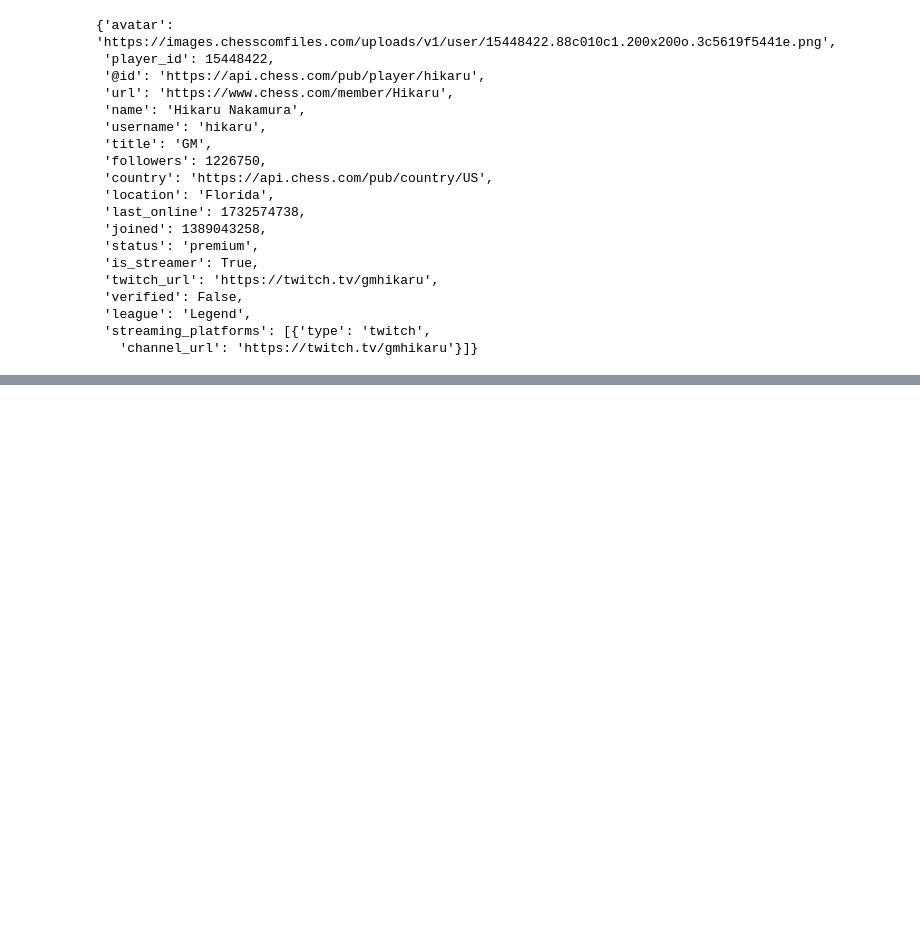
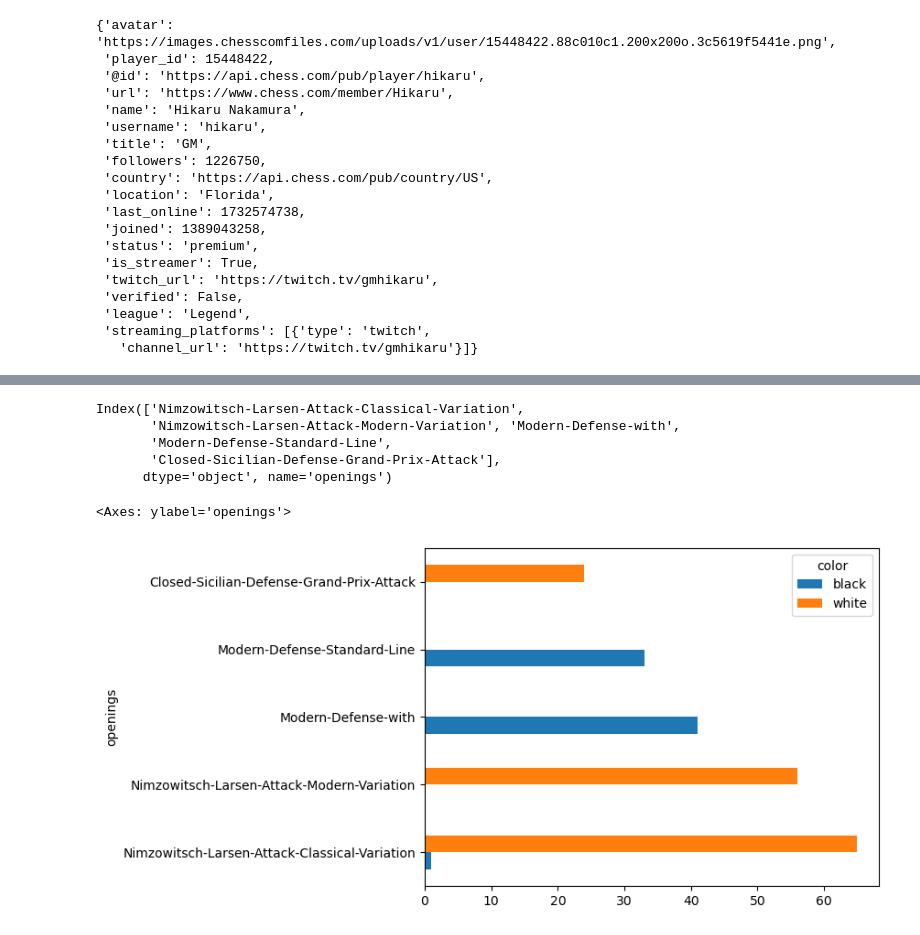
Before and after one commit to rukangu/info2000fa24Classwork, a Jupyter notebook: requests/chess.ipynb, the cells around one changed output, grey strips where cells are left out. Cells and saved outputs as stored; diff of their text form; code cells hidden in the pictures; blank space fills up the shorter version.

```diff
--- a/requests/chess.ipynb
+++ b/requests/chess.ipynb
@@ -60,0 +232,2 @@ response.json()
+# %%
+df['openings'] = df['openings'].apply(lambda row : row.strip('-')) # strip the trailing -
@@ -60,0 +241,2 @@ response.json()
+# %%
+opening_counts = df.groupby(['openings', 'color']).size().unstack(fill_value=0)
@@ -60,0 +260,17 @@ response.json()
+# %%
+top_openings = opening_counts.sum(axis=1).nlargest(5).index
+# %%
+top_openings
+# %% [output]
+Index(['Nimzowitsch-Larsen-Attack-Classical-Variation',
+       'Nimzowitsch-Larsen-Attack-Modern-Variation', 'Modern-Defense-with',
+       'Modern-Defense-Standard-Line',
+       'Closed-Sicilian-Defense-Grand-Prix-Attack'],
+      dtype='object', name='openings')
+# %%
+top_opening_counts = opening_counts.loc[top_openings]
+# %%
+top_opening_counts.plot(kind='barh')
+# %% [output]
+<Axes: ylabel='openings'>
+[figure, added]
```
Also changed, not shown: parts of 30 cells of this notebook.
